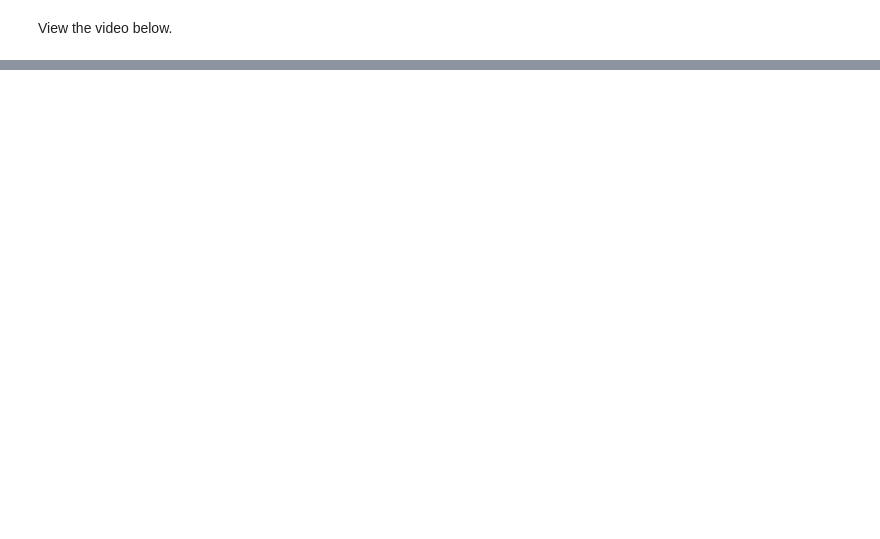
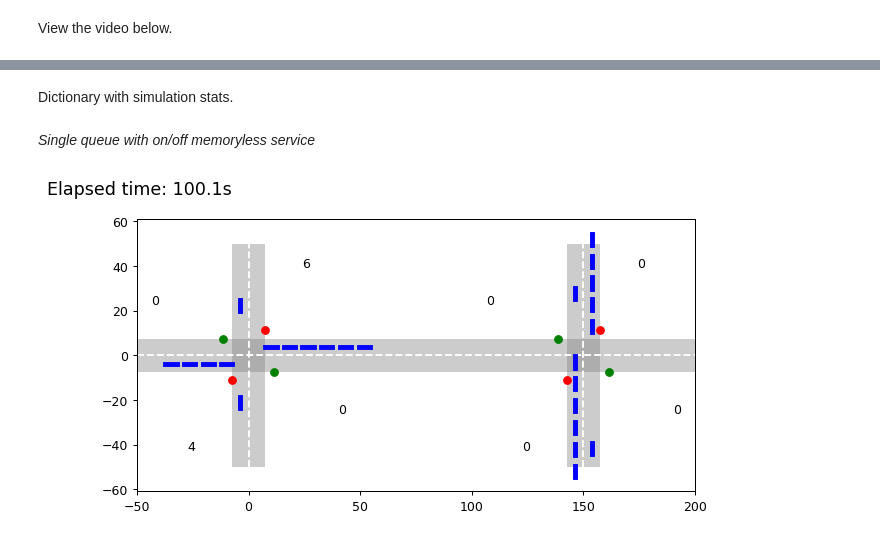
Before and after one commit to KingJohanna/vehicle-traffic-congestion-control, a Jupyter notebook: Simulation_1x2.ipynb, the cells around one changed output, grey strips where cells are left out. Cells and saved outputs as stored; diff of their text form; code cells hidden in the pictures; blank space fills up the shorter version.

Commit message:
Model 2 fixes

```diff
--- a/Simulation_1x2.ipynb
+++ b/Simulation_1x2.ipynb
@@ -34,3 +34,15 @@ adaptive_ns22.initialize(traffic_light=adaptive_ew22)
+# %%
+memoryless_ew1 = MemoryLessTrafficLight()
+memoryless_ew1.initialize(green_to_red_rate=1/30, red_to_green_rate=1/30)
+
+memoryless_ns1 = TrafficLightMirror()
+memoryless_ns1.initialize(traffic_light=memoryless_ew1)
+
+memoryless_ew2 = MemoryLessTrafficLight()
+memoryless_ew2.initialize(green_to_red_rate=1/30, red_to_green_rate=1/30)
+
+memoryless_ns2 = TrafficLightMirror()
+memoryless_ns2.initialize(traffic_light=memoryless_ew2)
 # %% [markdown]
 **Intersection network**
 
@@ -63,3 +71,5 @@ HTML("""
 </video></div>""")
 # %% [output]
 [interactive output not drawn]
+# %% [markdown]
+Dictionary with simulation stats.
@@ -65,0 +82,14 @@ HTML("""
+# %% [markdown]
+*Single queue with on/off memoryless service*
+# %%
+network_2 = Model2.IntersectionNetworkSimulator()
+network_2.initialize(grid_dimensions=(1,2), grid_distance=150)
+network_2.set_queue_rate_parameters(grid_ind=(0,0), avg_departure_time=2, avg_arrival_time_n=10, avg_arrival_time_s=10, avg_arrival_time_e=10)
+network_2.set_queue_rate_parameters(grid_ind=(0,1), avg_departure_time=2, avg_arrival_time_n=10, avg_arrival_time_s=10, avg_arrival_time_w=10)
+network_2.set_traffic_lights(grid_ind=(0,0), traffic_light_ns=memoryless_ns1, traffic_light_ew=memoryless_ew1)
+network_2.set_traffic_lights(grid_ind=(0,1), traffic_light_ns=memoryless_ns2, traffic_light_ew=memoryless_ew2)
+network_2.set_observable_intersections(grid_inds=network_2.grid_inds)
+# %%
+network_2.simulate(delta_t=0.1, end_time=100, animate=True, fig_width=8, file_name="figs/simulation2.mp4", speed=1)
+# %% [output]
+[figure, added]
```
Also changed, not shown: parts of 11 cells of this notebook, 6 other files.
